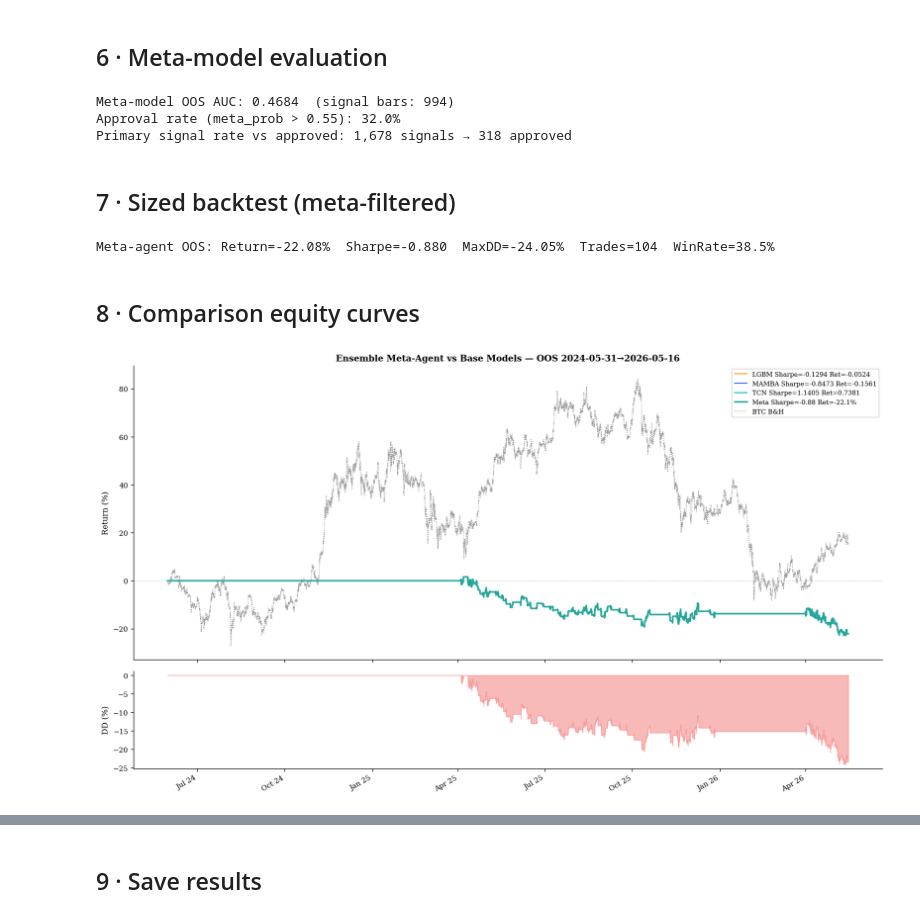
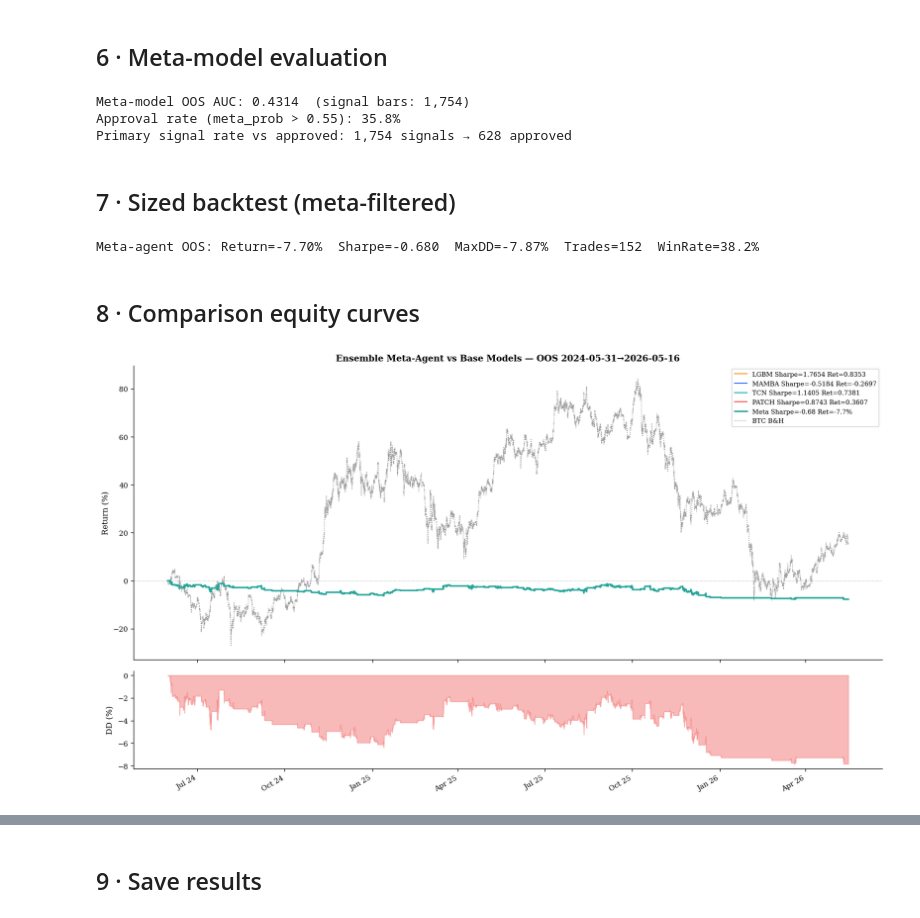
Before and after one commit to WojciechNeuman/hybrid-multi-agent-trading-system, a Jupyter notebook: src/hmats/notebooks_v2/04_meta_learning_v1.ipynb, the cells around one changed output, grey strips where cells are left out. Drawn from its saved outputs; the diff is of its cells as text; code cells hidden in the pictures.

Commit message:
feat: improved LGBM; working PatchTST algorithm; fundamentals for multi agent setup

```diff
--- a/src/hmats/notebooks_v2/04_meta_learning_v1.ipynb
+++ b/src/hmats/notebooks_v2/04_meta_learning_v1.ipynb
@@ -52,6 +53,7 @@ A2       = REPO/'artifacts'/'notebooks_v2'
 LGBM_DIR = A2/'01_lgbm'
 MAMBA_DIR= A2/'02_mamba'
 TCN_DIR  = A2/'03_tcn'
+PATCH_DIR= A2/'05_patchtst'
 ARTS_DIR = A2/'04_meta'
 ARTS_DIR.mkdir(parents=True, exist_ok=True)
 
@@ -60,6 +62,7 @@ META_TRAIN_WINDOW = 1000  # minimum training bars per fold (expanding)
 print(f'LGBM  artifacts : {LGBM_DIR}  exists={LGBM_DIR.exists()}')
 print(f'Mamba artifacts : {MAMBA_DIR}  exists={MAMBA_DIR.exists()}')
 print(f'TCN   artifacts : {TCN_DIR}  exists={TCN_DIR.exists()}')
+print(f'Patch artifacts : {PATCH_DIR}  exists={PATCH_DIR.exists()}')
 print(f'Meta  output    : {ARTS_DIR}')
 # %% [output]
 LGBM  artifacts : /Users/wojciech.neuman/Documents/hybrid-multi-agent-trading-system/artifacts/notebooks_v2/01_lgbm  exists=True
@@ -129,8 +133,9 @@ print('Loading model OOS probabilities:')
 lgbm_p   = _load_model_probs(LGBM_DIR,  'lgbm')
 mamba_p  = _load_model_probs(MAMBA_DIR, 'mamba')
 tcn_p    = _load_model_probs(TCN_DIR,   'tcn')
+patch_p  = _load_model_probs(PATCH_DIR, 'patch')
 
-available = {k:v for k,v in {'lgbm':lgbm_p,'mamba':mamba_p,'tcn':tcn_p}.items() if v is not None}
+available = {k:v for k,v in {'lgbm':lgbm_p,'mamba':mamba_p,'tcn':tcn_p,'patch':patch_p}.items() if v is not None}
 if len(available) < 2:
     raise RuntimeError(f'Need at least 2 models, got {list(available)}.')
 
@@ -322,14 +331,15 @@ else:
     print('No OOS meta predictions — check that Mamba artifacts are copied.')
     auc_meta = float('nan')
 # %% [output]
-Meta-model OOS AUC: 0.4684  (signal bars: 994)
-Approval rate (meta_prob > 0.55): 32.0%
-Primary signal rate vs approved: 1,678 signals → 318 approved
+Meta-model OOS AUC: 0.4314  (signal bars: 1,754)
+Approval rate (meta_prob > 0.55): 35.8%
+Primary signal rate vs approved: 1,754 signals → 628 approved
 # %% [markdown]
 ## 7 · Sized backtest (meta-filtered)
 # %%
 
 # Build a continuous sizing series over the OOS bars
+# [FIX 2026-06-11] sized P&L applied to FULL equity (was: pos_eq=cur*pos_size -> discarded uninvested capital -> guaranteed ruin)
 oos_df = df[df.index >= OOS_START].copy()
 sizing  = pd.Series(0.0, index=oos_df.index)
 
@@ -353,7 +363,7 @@ for i in range(n):
     if in_pos:
         hold_cnt += 1
         if direction=='short': funding += FUNDING_H
-        eq[i] = pos_eq * (px/entry_px if direction=='long' else 1+(entry_px-px)/entry_px)
+        eq[i] = pos_eq * (1 + psize*((px-entry_px)/entry_px if direction=='long' else (entry_px-px)/entry_px))
         exited=False; exit_px=0.; net=0.
         if hold_cnt >= 4:
             atr=max(atr_arr[i], 0.01)
@@ -368,13 +378,13 @@ for i in range(n):
         if exited:
             gross=((exit_px-entry_px)/entry_px if direction=='long' else (entry_px-exit_px)/entry_px)
             net=gross-TAKER_FEE*2+funding
-            cur=pos_eq*(1.+net); eq[i]=cur
+            cur=pos_eq*(1.+psize*net); eq[i]=cur
             trades.append({'direction':direction,'gross':gross,'net':net,'hold':hold_cnt})
             in_pos=False; funding=0.
     elif sz_arr[i]!=0 and not in_pos:
         direction='long' if sz_arr[i]>0 else 'short'
         pos_size=min(abs(sz_arr[i]),1.0)  # |size| ∈ (0,1] from (meta_prob-0.5)*2
-        atr=max(atr_arr[i],0.01); entry_px=px; pos_eq=cur*pos_size; hold_cnt=0; funding=0.
+        atr=max(atr_arr[i],0.01); entry_px=px; pos_eq=cur; psize=pos_size; hold_cnt=0; funding=0.
         entry_fee=TAKER_FEE
         if direction=='long': sl_px=px*(1-sl_m*atr); tp_px=px*(1+tp_m*atr)
         else: sl_px=px*(1+sl_m*atr); tp_px=px*(1-tp_m*atr)
@@ -390,7 +400,7 @@ wr=float((TF_meta['net']>0).mean()) if len(TF_meta) else 0.
 print(f'Meta-agent OOS: Return={eq[-1]-1:+.2%}  Sharpe={_sharpe(eq):+.3f}  MaxDD={_maxdd(eq):.2%}  '
       f'Trades={len(TF_meta)}  WinRate={wr:.1%}')
 # %% [output]
-Meta-agent OOS: Return=-22.08%  Sharpe=-0.880  MaxDD=-24.05%  Trades=104  WinRate=38.5%
+Meta-agent OOS: Return=-7.70%  Sharpe=-0.680  MaxDD=-7.87%  Trades=152  WinRate=38.2%
 # %% [markdown]
 ## 8 · Comparison equity curves
 # %%
@@ -409,39 +419,40 @@ def _load_eq(art_dir, best_params_key='backtest_wfees'):
 lgbm_s, lgbm_r = _load_eq(LGBM_DIR)
 mamba_s, mamba_r = _load_eq(MAMBA_DIR)
 tcn_s,  tcn_r  = _load_eq(TCN_DIR)
+patch_s, patch_r = _load_eq(PATCH_DIR)
 
-colors_map={'lgbm':ACCENT,'mamba':BLUE,'tcn':TEAL,'meta':GREEN}
-for name,(series,results) in [('lgbm',(lgbm_s,lgbm_r)),('mamba',(mamba_s,mamba_r)),('tcn',(tcn_s,tcn_r))]:
+colors_map={'lgbm':ACCENT,'mamba':BLUE,'tcn':TEAL,'patch':RED,'meta':GREEN}
+for name,(series,results) in [('lgbm',(lgbm_s,lgbm_r)),('mamba',(mamba_s,mamba_r)),('tcn',(tcn_s,tcn_r)),('patch',(patch_s,patch_r))]:
     if series is None: continue
     bp=results.get('best_params',{})
     long_thr=bp.get('long_threshold',0.55); short_thr=bp.get('short_threshold',0.35)
     p=series.reindex(o_idx)
     eq_=np.ones(len(o_idx)); cur_=1.0
     for i,v in enumerate(p.values):
         if not np.isnan(v):
             if v>long_thr: cur_=cur_*1.001  # simplified for comparison overlay
             elif v<short_thr: cur_=cur_*0.999
         eq_[i]=cur_
     ret=(series.reindex(o_idx).dropna())
     sharpe=results.get('backtest_wfees',{}).get('sharpe','n/a')
     total_ret=results.get('backtest_wfees',{}).get('total_ret','n/a')
     ax1.plot(o_idx,(np.ones(len(o_idx))*np.nan),
              color=colors_map[name],lw=1.3,label=f'{name.upper()} Sharpe={sharpe} Ret={total_ret}')
 
 # Meta equity
 ax1.plot(o_idx,(eq-1)*100, color=GREEN, lw=2.0,
          label=f'Meta Sharpe={_sharpe(eq):+.2f} Ret={eq[-1]-1:+.1%}',zorder=5)
 ax1.plot(o_idx, bh, color=GREY, lw=1.0, ls=':', label='BTC B&H')
 ax1.axhline(0,color=GREY,lw=0.6,ls=':'); ax1.set_ylabel('Return (%)'); ax1.legend(fontsize=8)
 ax1.set_title(f'Ensemble Meta-Agent vs Base Models — OOS {OOS_START.date()}→{o_idx[-1].date()}',fontweight='bold')
 pk=np.maximum.accumulate(eq); dd=(eq-pk)/pk*100
 ax2.fill_between(o_idx,dd,0,color=RED,alpha=0.4); ax2.set_ylabel('DD (%)')
 ax2.xaxis.set_major_locator(mdates.MonthLocator(bymonth=[1,4,7,10]))
 ax2.xaxis.set_major_formatter(mdates.DateFormatter('%b %y'))
 plt.setp(ax2.xaxis.get_majorticklabels(),rotation=30,ha='right')
 fig.tight_layout(); fig.savefig(ARTS_DIR/'01_equity_comparison.png'); plt.show()
 # %% [output]
-[figure, old version]
+[figure, new version]
 # %%
 
 # Monthly returns
```
Also changed, not shown: parts of 8 cells of this notebook, 55 other files.
